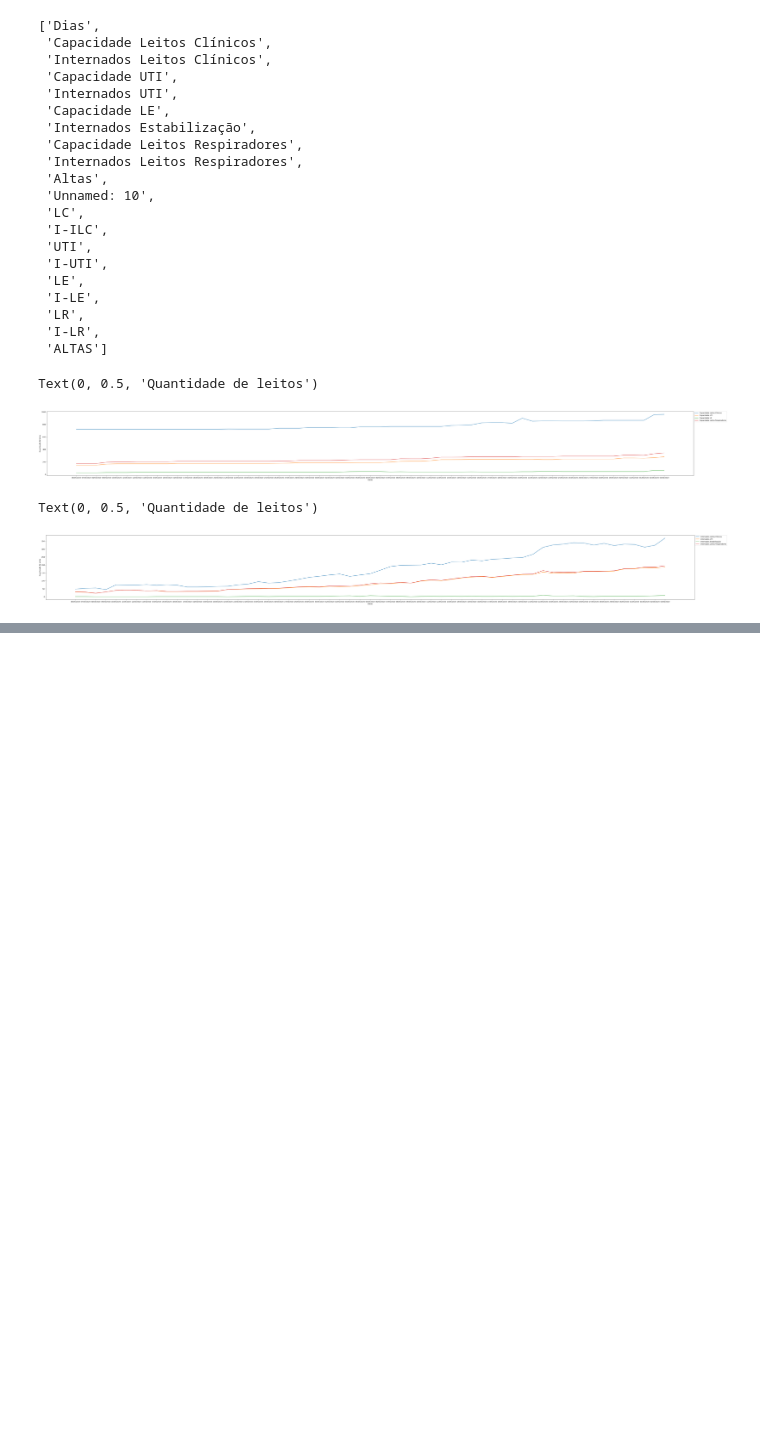
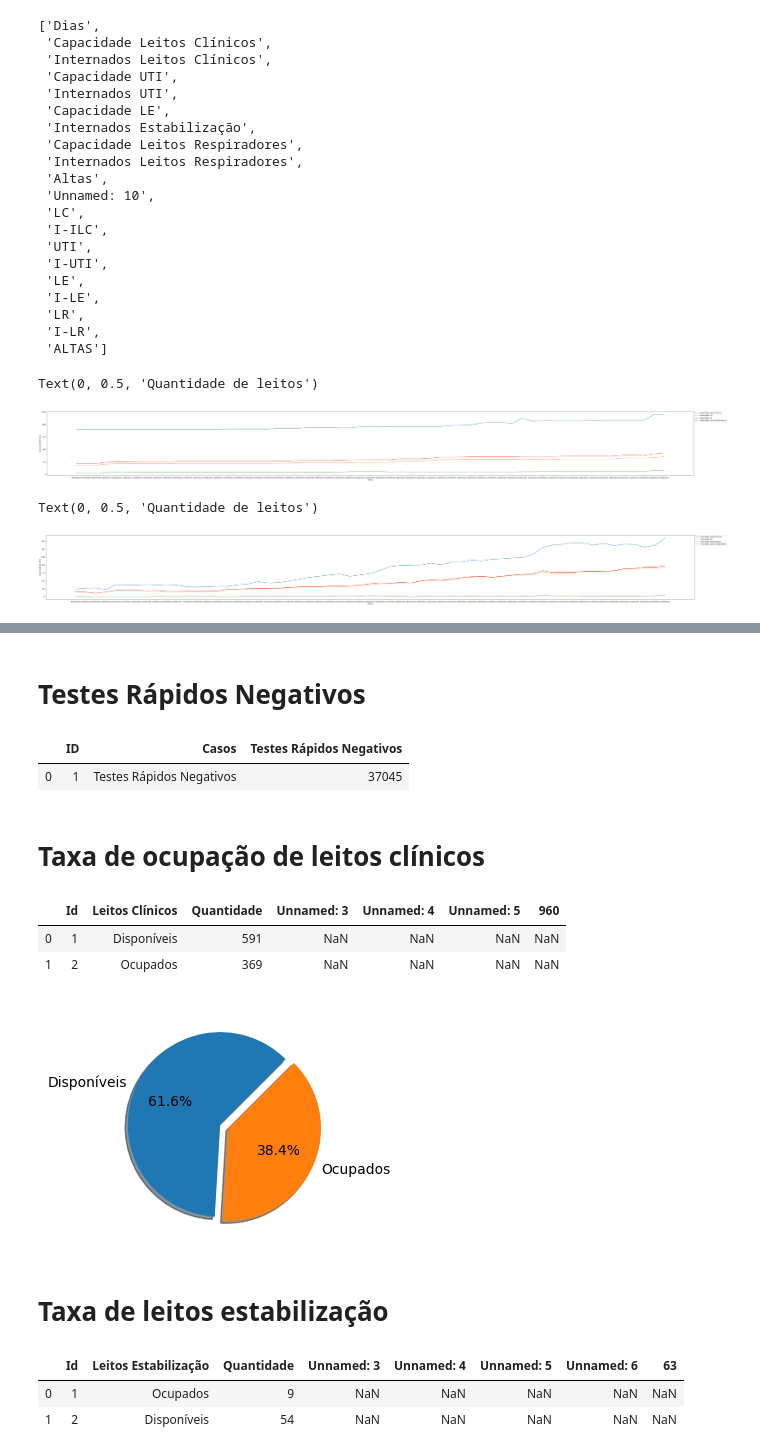
Before and after one commit to SalesRyan/Mapa-Covid-19, a Jupyter notebook: Análise Exploratória/PainelCovid.ipynb, the cells around one changed output, grey strips where cells are left out. Drawn from its saved outputs; the diff is of its cells as text; code cells hidden in the pictures; blank space fills up the shorter version.

```diff
--- a/Análise Exploratória/PainelCovid.ipynb
+++ b/Análise Exploratória/PainelCovid.ipynb
@@ -448,0 +594,32 @@ Text(0, 0.5, 'Quantidade de leitos')
+# %% [markdown]
+# Testes Rápidos Negativos
+# %%
+dfTR
+# %% [output]
+|  | ID | Casos | Testes Rápidos Negativos |
+| 0 | 1 | Testes Rápidos Negativos | 37045 |
+# %% [markdown]
+# Taxa de ocupação de leitos clínicos
+# %%
+dfTxOcupLC
+# %% [output]
+|  | Id | Leitos Clínicos | Quantidade | Unnamed: 3 | Unnamed: 4 | Unnamed: 5 | 960 |
+| 0 | 1 | Disponíveis | 591 | NaN | NaN | NaN | NaN |
+| 1 | 2 | Ocupados | 369 | NaN | NaN | NaN | NaN |
+# %%
+labels = dfTxOcupLC['Leitos Clínicos'].to_list()
+sizes = dfTxOcupLC['Quantidade'].to_list()
+explode = (0.0,0.1)
+
+plt.pie(sizes,labels=labels,explode=explode,autopct="%1.1f%%",shadow=True,startangle=45)
+plt.show()
+# %% [output]
+[figure, added]
+# %% [markdown]
+# Taxa de leitos estabilização
+# %%
+dfTxOcupLE
+# %% [output]
+|  | Id | Leitos Estabilização | Quantidade | Unnamed: 3 | Unnamed: 4 | Unnamed: 5 | Unnamed: 6 | 63 |
+| 0 | 1 | Ocupados | 9 | NaN | NaN | NaN | NaN | NaN |
+| 1 | 2 | Disponíveis | 54 | NaN | NaN | NaN | NaN | NaN |
```
Also changed, not shown: parts of 35 cells of this notebook.
